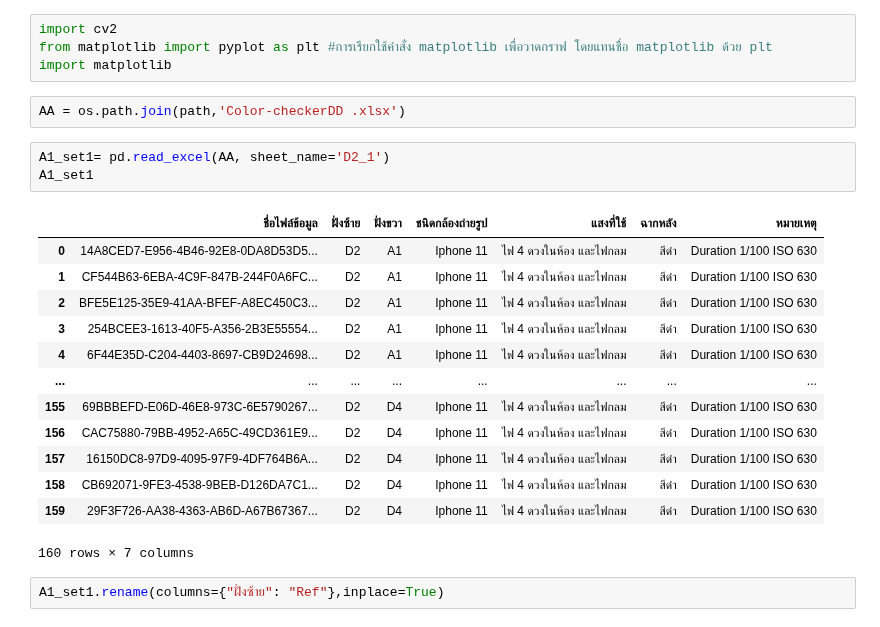
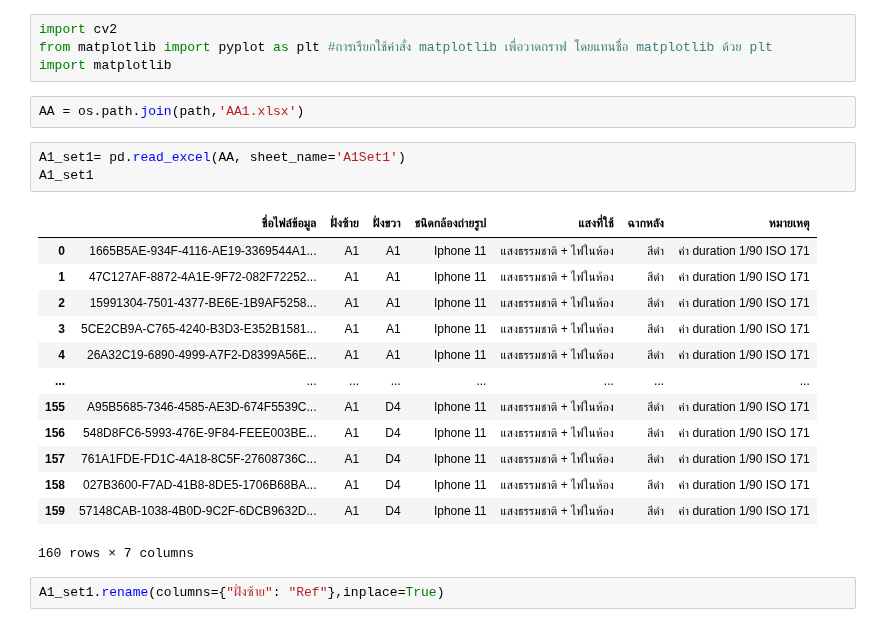
Before and after one commit to waraporn19/Project_2021_matchingcolor, a Jupyter notebook: newD5.ipynb, the cells around one changed output. Drawn from its saved outputs; the diff is of its cells as text.

```diff
--- a/newD5.ipynb
+++ b/newD5.ipynb
@@ -64,23 +64,23 @@ import cv2
 from matplotlib import pyplot as plt #การเรียกใช้คำสั่ง matplotlib เพื่อวาดกราฟ โดยแทนชื่อ matplotlib ด้วย plt
 import matplotlib
 # %%
-AA = os.path.join(path,'Color-checkerDD .xlsx')
+AA = os.path.join(path,'AA1.xlsx')
 # %%
-A1_set1= pd.read_excel(AA, sheet_name='D2_1')
+A1_set1= pd.read_excel(AA, sheet_name='A1Set1')
 A1_set1
 # %% [output]
 |  | ชื่อไฟล์ข้อมูล | ฝั่งซ้าย | ฝั่งขวา | ชนิดกล้องถ่ายรูป | แสงที่ใช้ | ฉากหลัง | หมายเหตุ |
-| 0 | 14A8CED7-E956-4B46-92E8-0DA8D53D5... | D2 | A1 | Iphone 11 | ไฟ 4 ดวงในห้อง และไฟกลม | สีดำ | Duration 1/100 ISO 630 |
-| 1 | CF544B63-6EBA-4C9F-847B-244F0A6FC... | D2 | A1 | Iphone 11 | ไฟ 4 ดวงในห้อง และไฟกลม | สีดำ | Duration 1/100 ISO 630 |
-| 2 | BFE5E125-35E9-41AA-BFEF-A8EC450C3... | D2 | A1 | Iphone 11 | ไฟ 4 ดวงในห้อง และไฟกลม | สีดำ | Duration 1/100 ISO 630 |
-| 3 | 254BCEE3-1613-40F5-A356-2B3E55554... | D2 | A1 | Iphone 11 | ไฟ 4 ดวงในห้อง และไฟกลม | สีดำ | Duration 1/100 ISO 630 |
-| 4 | 6F44E35D-C204-4403-8697-CB9D24698... | D2 | A1 | Iphone 11 | ไฟ 4 ดวงในห้อง และไฟกลม | สีดำ | Duration 1/100 ISO 630 |
+| 0 | 1665B5AE-934F-4116-AE19-3369544A1... | A1 | A1 | Iphone 11 | แสงธรรมชาติ + ไฟในห้อง | สีดำ | ค่า duration 1/90 ISO 171 |
+| 1 | 47C127AF-8872-4A1E-9F72-082F72252... | A1 | A1 | Iphone 11 | แสงธรรมชาติ + ไฟในห้อง | สีดำ | ค่า duration 1/90 ISO 171 |
+| 2 | 15991304-7501-4377-BE6E-1B9AF5258... | A1 | A1 | Iphone 11 | แสงธรรมชาติ + ไฟในห้อง | สีดำ | ค่า duration 1/90 ISO 171 |
+| 3 | 5CE2CB9A-C765-4240-B3D3-E352B1581... | A1 | A1 | Iphone 11 | แสงธรรมชาติ + ไฟในห้อง | สีดำ | ค่า duration 1/90 ISO 171 |
+| 4 | 26A32C19-6890-4999-A7F2-D8399A56E... | A1 | A1 | Iphone 11 | แสงธรรมชาติ + ไฟในห้อง | สีดำ | ค่า duration 1/90 ISO 171 |
 | ... | ... | ... | ... | ... | ... | ... | ... |
-| 155 | 69BBBEFD-E06D-46E8-973C-6E5790267... | D2 | D4 | Iphone 11 | ไฟ 4 ดวงในห้อง และไฟกลม | สีดำ | Duration 1/100 ISO 630 |
-| 156 | CAC75880-79BB-4952-A65C-49CD361E9... | D2 | D4 | Iphone 11 | ไฟ 4 ดวงในห้อง และไฟกลม | สีดำ | Duration 1/100 ISO 630 |
-| 157 | 16150DC8-97D9-4095-97F9-4DF764B6A... | D2 | D4 | Iphone 11 | ไฟ 4 ดวงในห้อง และไฟกลม | สีดำ | Duration 1/100 ISO 630 |
-| 158 | CB692071-9FE3-4538-9BEB-D126DA7C1... | D2 | D4 | Iphone 11 | ไฟ 4 ดวงในห้อง และไฟกลม | สีดำ | Duration 1/100 ISO 630 |
-| 159 | 29F3F726-AA38-4363-AB6D-A67B67367... | D2 | D4 | Iphone 11 | ไฟ 4 ดวงในห้อง และไฟกลม | สีดำ | Duration 1/100 ISO 630 |
+| 155 | A95B5685-7346-4585-AE3D-674F5539C... | A1 | D4 | Iphone 11 | แสงธรรมชาติ + ไฟในห้อง | สีดำ | ค่า duration 1/90 ISO 171 |
+| 156 | 548D8FC6-5993-476E-9F84-FEEE003BE... | A1 | D4 | Iphone 11 | แสงธรรมชาติ + ไฟในห้อง | สีดำ | ค่า duration 1/90 ISO 171 |
+| 157 | 761A1FDE-FD1C-4A18-8C5F-27608736C... | A1 | D4 | Iphone 11 | แสงธรรมชาติ + ไฟในห้อง | สีดำ | ค่า duration 1/90 ISO 171 |
+| 158 | 027B3600-F7AD-41B8-8DE5-1706B68BA... | A1 | D4 | Iphone 11 | แสงธรรมชาติ + ไฟในห้อง | สีดำ | ค่า duration 1/90 ISO 171 |
+| 159 | 57148CAB-1038-4B0D-9C2F-6DCB9632D... | A1 | D4 | Iphone 11 | แสงธรรมชาติ + ไฟในห้อง | สีดำ | ค่า duration 1/90 ISO 171 |
 160 rows × 7 columns
 # %%
 A1_set1.rename(columns={"ฝั่งซ้าย": "Ref"},inplace=True)
```
Also changed, not shown: parts of 37 cells of this notebook.
